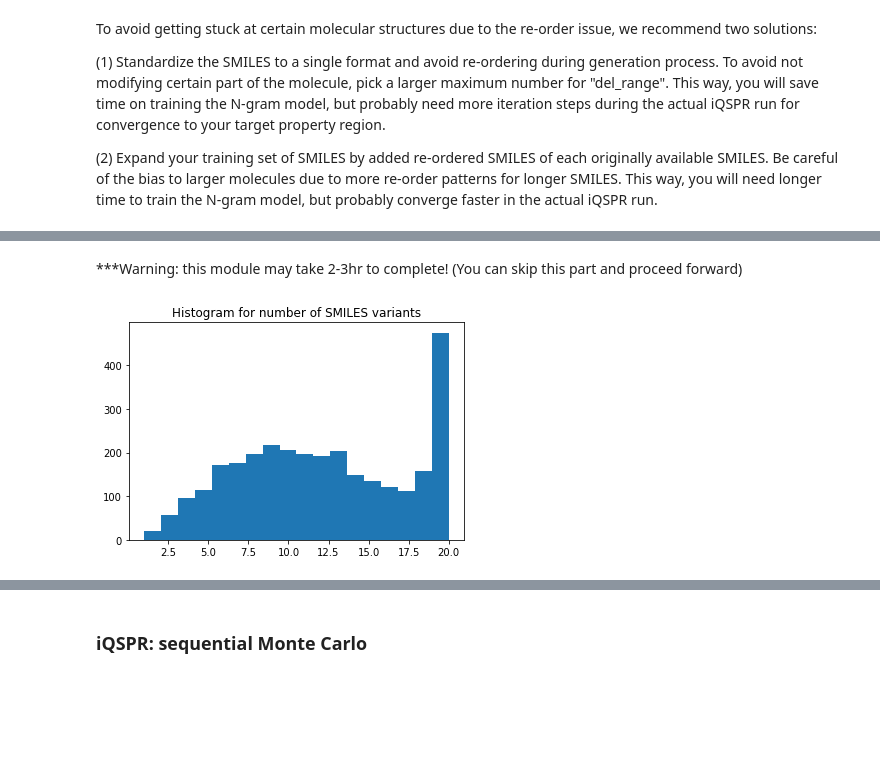
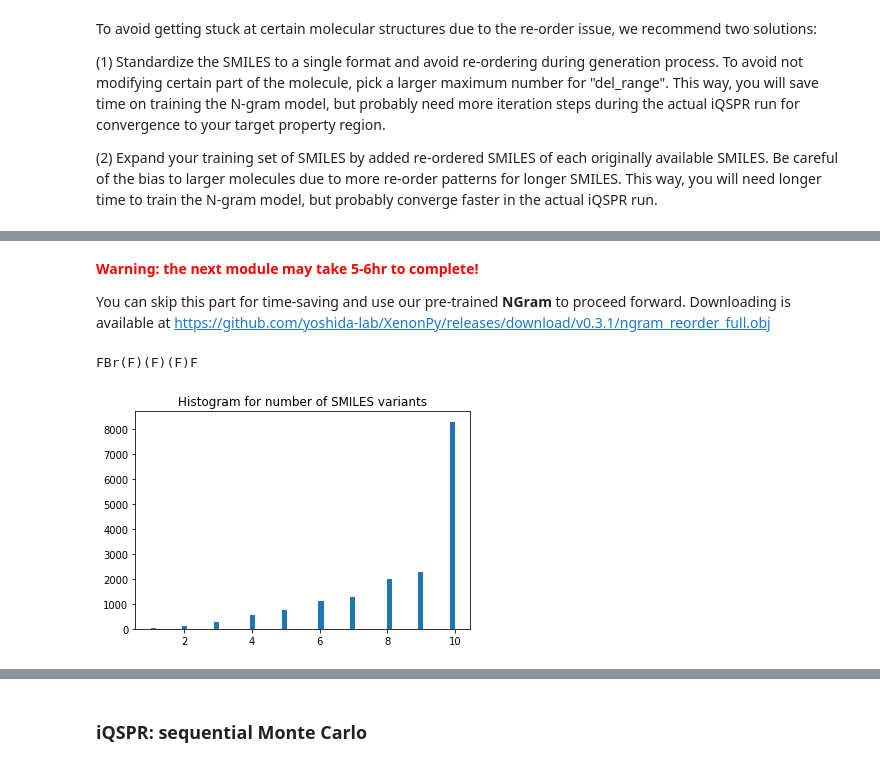
Before and after one commit to yoshida-lab/XenonPy, a Jupyter notebook: samples/iQSPR.ipynb, the cells around one changed output, grey strips where cells are left out. Saved outputs shown, nothing was run; the diff lists cells and outputs as text; code cells hidden in the pictures; blank space fills up the shorter version.

```diff
--- a/samples/iQSPR.ipynb
+++ b/samples/iQSPR.ipynb
@@ -345,35 +359,46 @@ with open('ngram_cans.obj', 'wb') as f:
-# %% [markdown]
-***Warning: this module may take 2-3hr to complete!
-(You can skip this part and proceed forward)
+# %% [markdown]
+**<span style="color: red; ">Warning: the next module may take 5-6hr to complete!</span>**
+
+You can skip this part for time-saving and use our pre-trained **NGram** to proceed forward. Downloading is available at https://github.com/yoshida-lab/XenonPy/releases/download/v0.3.1/ngram_reorder_full.obj
 # %%
 %%time
 
 np.random.seed(201903) # fix the random seed
 
 # Method 2: expand n-gram training set with randomly reordered SMILES
 # (we show one of the many possible ways of doing it)
-n_reorder = 20 # pick a fixed number of re-ordering
+n_reorder = 10 # pick a fixed number of re-ordering
+
+cans = []
+for smi in data['SMILES']:
+    try:
+        cans.append(Chem.MolToSmiles(Chem.MolFromSmiles(smi)))
+    except:
+        print(smi)
+        pass
+
 mols = [Chem.MolFromSmiles(smi) for smi in cans]
 smi_reorder = []
 for mol in mols:
     idx = list(range(mol.GetNumAtoms()))
     np.random.shuffle(idx)
     tmp = [Chem.MolToSmiles(mol,rootedAtAtom=x) for x in range(min(len(idx),n_reorder))]
     smi_reorder.append(list(set(tmp)))
 
 # plot the distribution of unique SMILES after re-ordering
 n_uni = [len(x) for x in smi_reorder]
 plt.hist(n_uni, bins='auto')  # arguments are passed to np.histogram
 plt.title("Histogram for number of SMILES variants")
 plt.show()
 
 # flatten out the list and train the N-gram
 flat_list = [item for sublist in smi_reorder for item in sublist]
 n_gram_reorder = NGram(reorder_prob=0.5)
 n_gram_reorder.fit(flat_list)
 
 # save results
-with open('ngram_reorder.obj', 'wb') as f:
+with open('ngram_reorder_full.obj', 'wb') as f:
     pk.dump(n_gram_reorder, f)
 # %% [output]
+FBr(F)(F)(F)F
-[figure, old version]
+[figure, new version]
```
Also changed, not shown: parts of 27 cells of this notebook.
